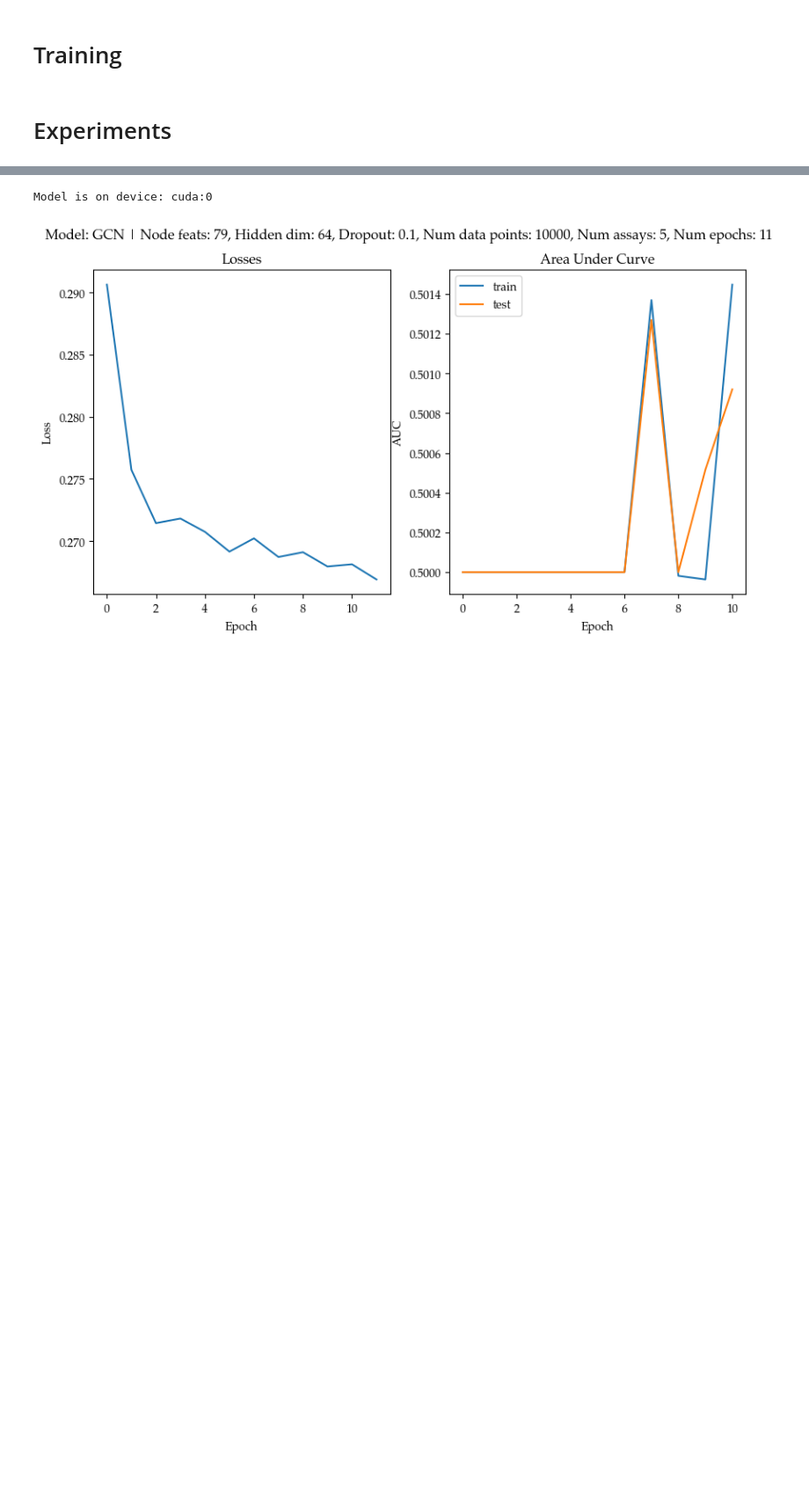
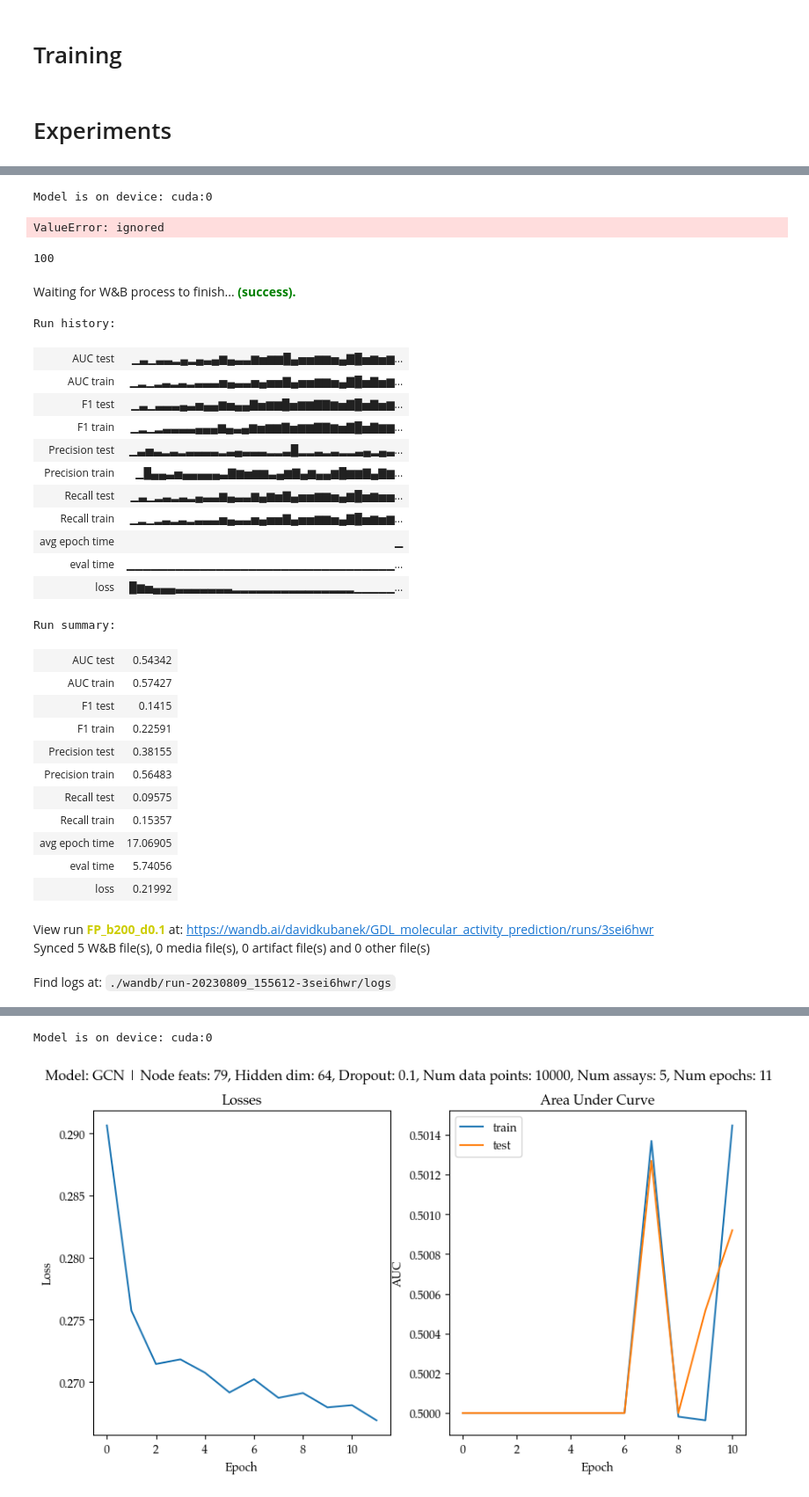
Before and after one commit to davidkubanek/Thesis, a Jupyter notebook: concerto.ipynb, the cells around one changed output, grey strips where cells are left out. Shown at 88% size. Drawn from its saved outputs; the diff is of its cells as text; code cells hidden in the pictures; blank space fills up the shorter version.

Commit message:
wandb integration

```diff
--- a/concerto.ipynb
+++ b/concerto.ipynb
@@ -1265,3 +1383,45 @@ View run at https://wandb.ai/davidkubanek/my-awesome-project/runs/b6obzd78
+# %%
+exp = TrainManager(dataloader, args)
+exp.train(epochs=120, log=True, wb_log=True)
+# %% [output]
+Model is on device: cuda:0
+ValueError: ignored
+# %%
+exp.curr_epoch
+# %% [output]
+100
+# %%
+# Finish the run
+wandb.finish()
+# %% [output]
+Waiting for W&B process to finish... (success).
+Run history:
+| AUC test | ▁▃▁▃▃▂▄▂▄▃▄▆▄▃▃▆▅▆▆█▄▅▅▆▆▅▄▇█▅▆▅▆... |
+| AUC train | ▁▂▁▂▃▂▃▂▃▃▃▅▄▃▃▅▄▅▅▇▄▅▅▆▆▅▄▇█▅▇▅▆... |
+| F1 test | ▁▃▁▃▃▃▄▃▅▄▄▆▅▄▄▇▅▆▆█▅▆▆▇▇▆▅▇█▅▇▅▆... |
+| F1 train | ▁▂▁▂▃▃▃▃▄▄▄▆▄▃▄▆▅▆▆▇▅▆▆▇▇▆▅▇█▅▇▆▆... |
+| Precision test | ▁▃▅▃▂▃▂▃▃▃▃▂▃▄▃▃▃▂▂▃█▂▂▃▂▃▂▂▃▄▂▄▃... |
+| Precision train | ▁█▄▄▃▅▄▄▄▄▄▃▇▆▅▆▆▃▄▆▇▄▆▄▄▆█▆▆▇▄▇▆... |
+| Recall test | ▁▃▁▂▃▂▃▂▄▃▃▆▄▃▃▆▄▆▅▇▄▅▅▆▆▅▄▆█▅▆▅▅... |
+| Recall train | ▁▂▁▂▃▂▃▂▃▃▃▅▄▃▃▅▄▅▅▇▄▅▅▆▆▅▄▇█▅▆▅▆... |
+| avg epoch time | ▁ |
+| eval time | ▁▁▁▁▁▁▁▁▁▁▁▁▁▁▁▁▁▁▁▁▁▁▁▁▁▁▁▁▁▁▁▁▁... |
+| loss | █▆▅▄▄▄▃▃▃▃▃▃▃▂▂▂▂▂▂▂▂▂▂▂▂▂▂▂▁▁▁▁▁... |
+Run summary:
+| AUC test | 0.54342 |
+| AUC train | 0.57427 |
+| F1 test | 0.1415 |
+| F1 train | 0.22591 |
+| Precision test | 0.38155 |
+| Precision train | 0.56483 |
+| Recall test | 0.09575 |
+| Recall train | 0.15357 |
+| avg epoch time | 17.06905 |
+| eval time | 5.74056 |
+| loss | 0.21992 |
+View run FP_b200_d0.1 at: https://wandb.ai/davidkubanek/GDL_molecular_activity_prediction/runs/3sei6hwr
+Synced 5 W&B file(s), 0 media file(s), 0 artifact file(s) and 0 other file(s)
+Find logs at: ./wandb/run-20230809_155612-3sei6hwr/logs
 # %%
 plt.rcdefaults()
 # %%
```
Also changed, not shown: parts of 43 cells of this notebook.
